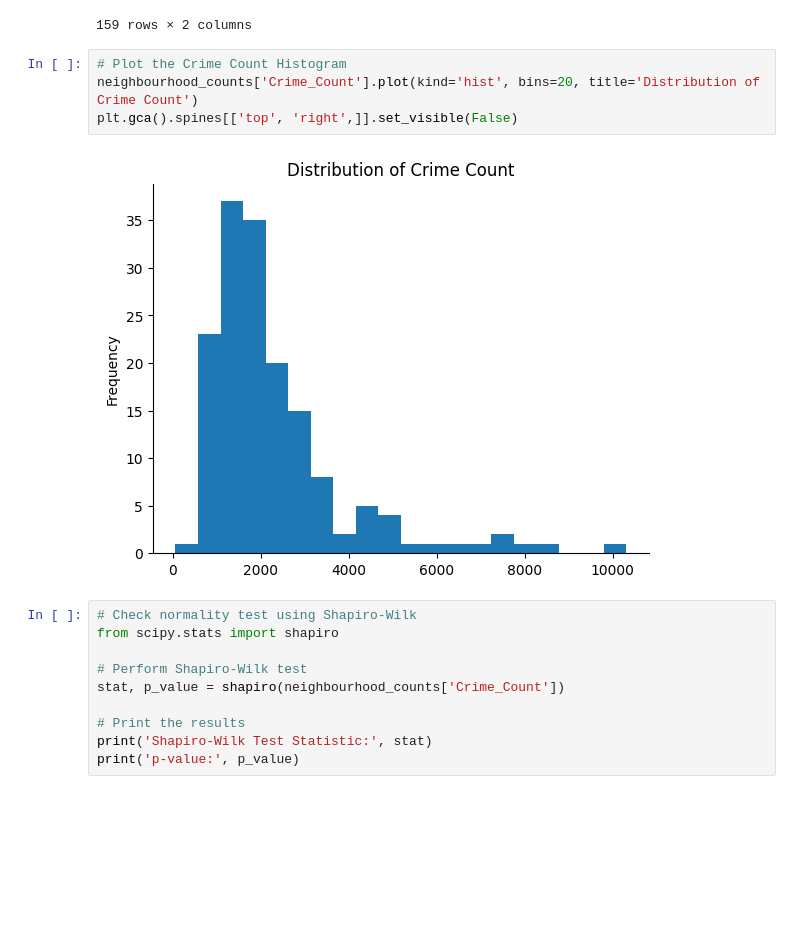
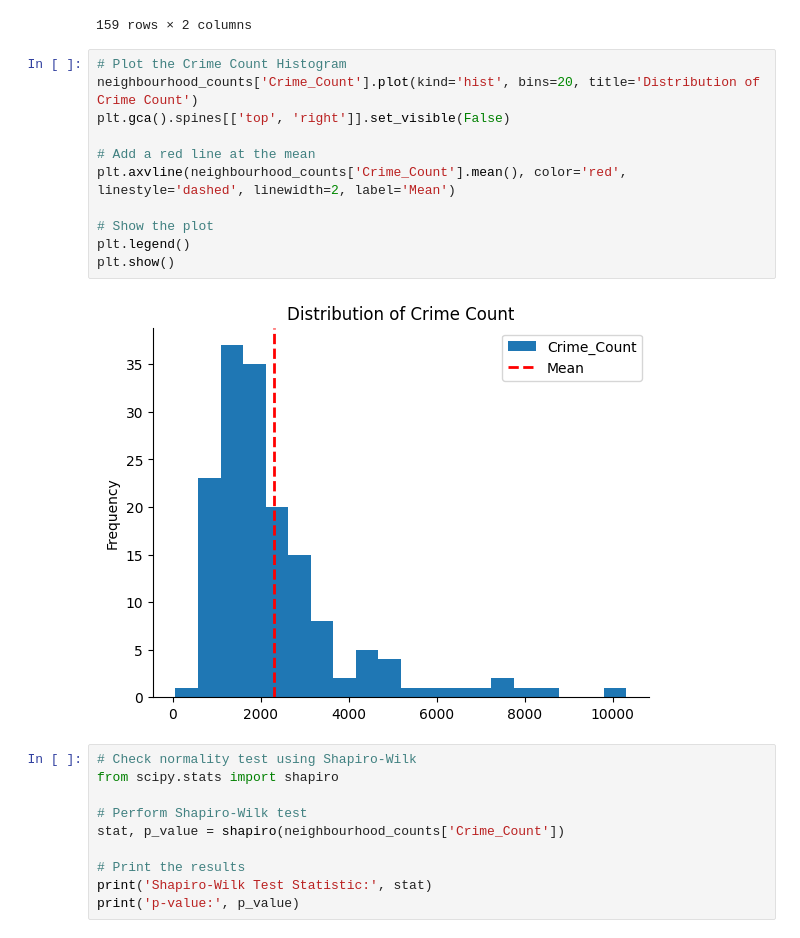
Before and after one commit to rentruong/ENGO645_TorontoCrimeAnalysis, a Jupyter notebook: TorontoCrimeSpatialAutocorrelation.ipynb, the cells around one changed output. Cells and saved outputs as stored; diff of their text form; blank space fills up the shorter version.

Commit message:
Updated histogram plot

```diff
--- a/TorontoCrimeSpatialAutocorrelation.ipynb
+++ b/TorontoCrimeSpatialAutocorrelation.ipynb
@@ -76,9 +76,16 @@ neighbourhood_counts
 # %%
 # Plot the Crime Count Histogram
 neighbourhood_counts['Crime_Count'].plot(kind='hist', bins=20, title='Distribution of Crime Count')
-plt.gca().spines[['top', 'right',]].set_visible(False)
+plt.gca().spines[['top', 'right']].set_visible(False)
+
+# Add a red line at the mean
+plt.axvline(neighbourhood_counts['Crime_Count'].mean(), color='red', linestyle='dashed', linewidth=2, label='Mean')
+
+# Show the plot
+plt.legend()
+plt.show()
 # %% [output]
-[figure, old version]
+[figure, new version]
 # %%
 # Check normality test using Shapiro-Wilk
 from scipy.stats import shapiro
```
Also changed, not shown: parts of 3 cells of this notebook.
